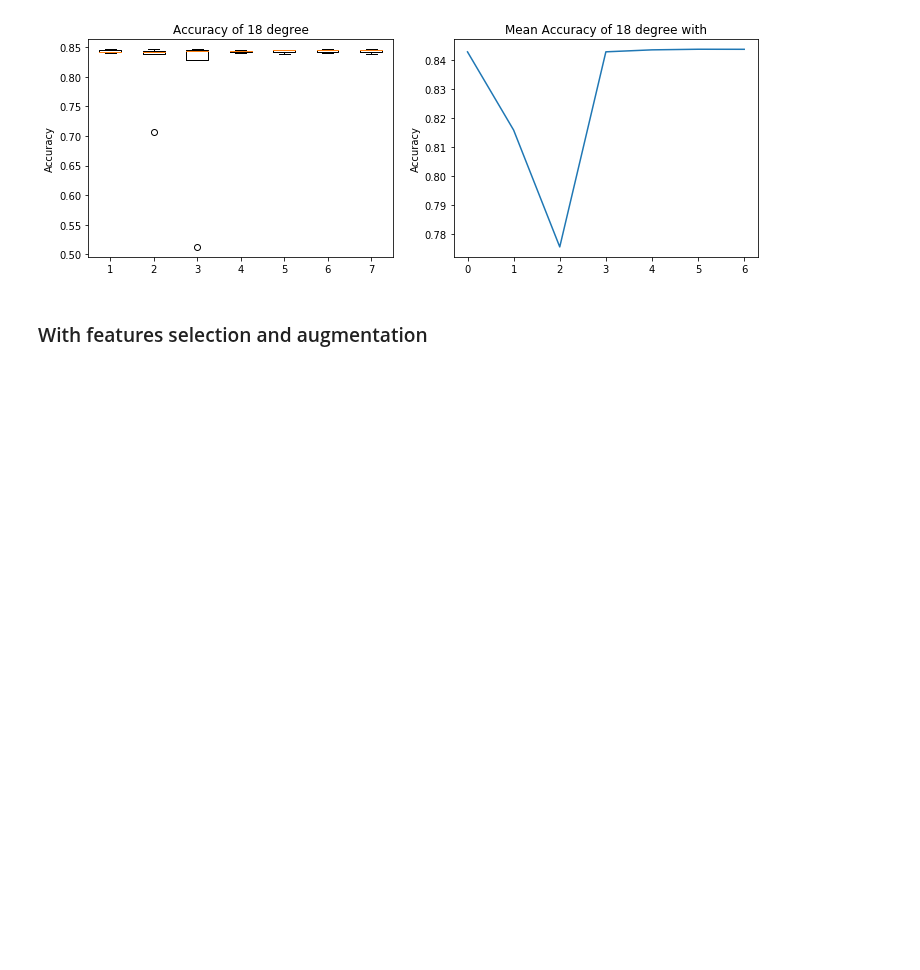
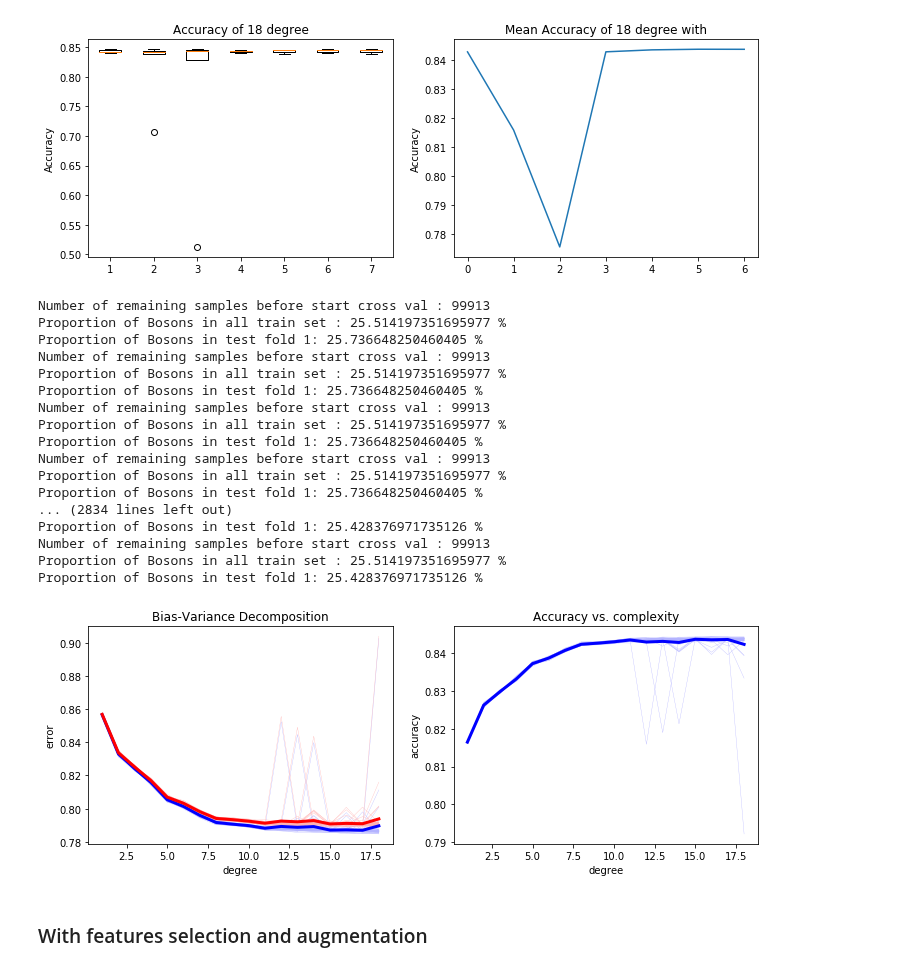
Before and after one commit to alicebizeul/MLProject1, a Jupyter notebook: scripts/SS0.ipynb, the cells around one changed output. Cells and saved outputs as stored; diff of their text form; code cells hidden in the pictures; blank space fills up the shorter version.

Commit message:
Run bias-correlation plot SS0

```diff
--- a/scripts/SS0.ipynb
+++ b/scripts/SS0.ipynb
@@ -233,6 +230,43 @@ Proportion of Bosons in all train set : 25.514197351695977 %
 Proportion of Bosons in test fold 1: 25.12261034931438 %
 [figure]
 [figure]
+# %%
+# Plotting the bias-variance tradeoff for the best model
+lambda_ = 2.15443469e-15
+degrees = np.linspace(1,18, 19, dtype=int)
+seeds = range(50)
+
+loss_tr = np.empty((len(seeds), len(degrees)))
+loss_te = np.empty((len(seeds), len(degrees)))
+acc = np.empty((len(seeds), len(degrees)))
+
+for ind_seed, seed in enumerate(seeds):
+    for ind_degree, degree in enumerate(degrees):
+        loss_tr_tmp, loss_te_tmp, w_tmp, acc_tmp = cross_validation_demo(ss_y, ss_tX, degree, seed = seed, k_fold = 2, class_distribution = False, error = 'rmse', method = 'rr', feature_augmentation=False, hyperparams=[[lambda_], False])
+        loss_tr[ind_seed, ind_degree] = np.mean(loss_tr_tmp) #mean over all folds
+        loss_te[ind_seed, ind_degree] = np.mean(loss_te_tmp) #mean over all folds
+        acc[ind_seed, ind_degree] = np.mean(acc_tmp) #mean over all folds
+
+bias_variance_decomposition_visualization(degrees, loss_tr, loss_te, acc)
+# %% [output]
+Number of remaining samples before start cross val : 99913
+Proportion of Bosons in all train set : 25.514197351695977 %
+Proportion of Bosons in test fold 1: 25.736648250460405 %
+Number of remaining samples before start cross val : 99913
+Proportion of Bosons in all train set : 25.514197351695977 %
+Proportion of Bosons in test fold 1: 25.736648250460405 %
+Number of remaining samples before start cross val : 99913
+Proportion of Bosons in all train set : 25.514197351695977 %
+Proportion of Bosons in test fold 1: 25.736648250460405 %
+Number of remaining samples before start cross val : 99913
+Proportion of Bosons in all train set : 25.514197351695977 %
+Proportion of Bosons in test fold 1: 25.736648250460405 %
+... (2834 lines left out)
+Proportion of Bosons in test fold 1: 25.428376971735126 %
+Number of remaining samples before start cross val : 99913
+Proportion of Bosons in all train set : 25.514197351695977 %
+Proportion of Bosons in test fold 1: 25.428376971735126 %
+[figure, added]
 # %% [markdown]
 ### With features selection and augmentation
 # %%
```
Also changed, not shown: parts of 1 cell of this notebook.
